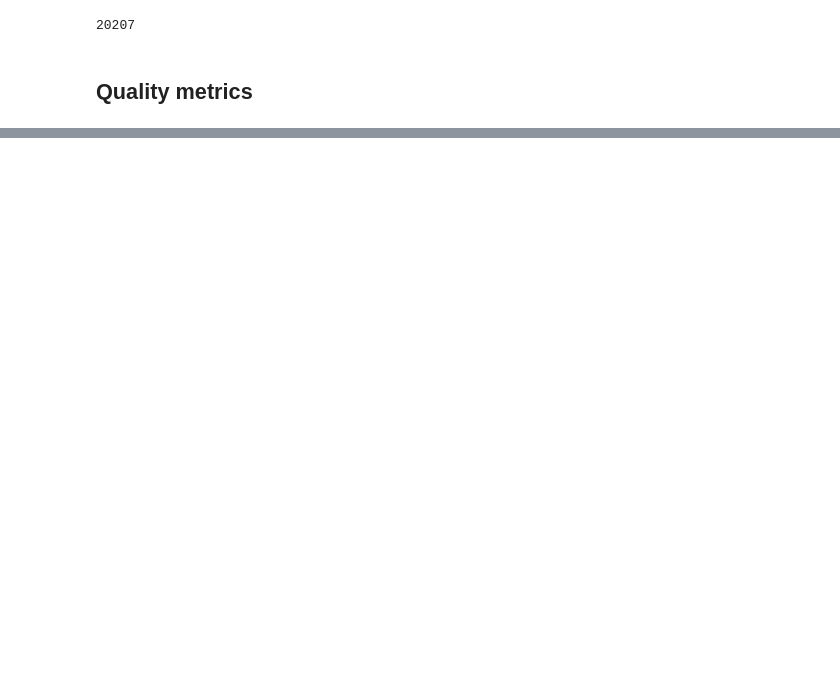
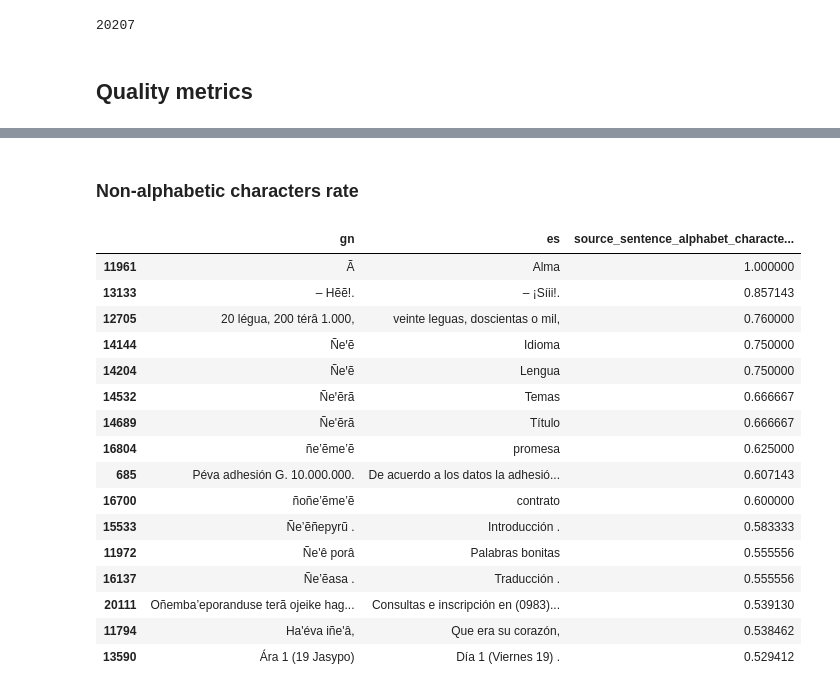
Before and after one commit to baladon-lucas-pardinas/NMT-Translation-gn-es, a Jupyter notebook: notebooks/data_quality.ipynb, the cells around one changed output, grey strips where cells are left out. Cells and saved outputs as stored; diff of their text form; code cells hidden in the pictures; blank space fills up the shorter version.

```diff
--- a/notebooks/data_quality.ipynb
+++ b/notebooks/data_quality.ipynb
@@ -135,0 +206,22 @@ quality_metrics_df.describe()
+# %% [markdown]
+### **Non-alphabetic characters rate**
+# %%
+quality_metrics_df[quality_metrics_df['source_sentence_alphabet_character_ratio'] > 0.5][[LANGUAGE_SOURCE_COLUMN, LANGUAGE_TARGET_COLUMN, 'source_sentence_alphabet_character_ratio']].sort_values(by='source_sentence_alphabet_character_ratio', ascending=False)
+# %% [output]
+|  | gn | es | source_sentence_alphabet_characte... |
+| 11961 | Ã | Alma | 1.000000 |
+| 13133 | – Hẽẽ!. | – ¡Síii!. | 0.857143 |
+| 12705 | 20 légua, 200 térâ 1.000, | veinte leguas, doscientas o mil, | 0.760000 |
+| 14144 | Ñeꞌẽ | Idioma | 0.750000 |
+| 14204 | Ñeꞌẽ | Lengua | 0.750000 |
+| 14532 | Ñeꞌẽrã | Temas | 0.666667 |
+| 14689 | Ñe'ẽrã | Título | 0.666667 |
+| 16804 | ñe’ẽme’ẽ | promesa | 0.625000 |
+| 685 | Péva adhesión G. 10.000.000. | De acuerdo a los datos la adhesió... | 0.607143 |
+| 16700 | ñoñe’ẽme’ẽ | contrato | 0.600000 |
+| 15533 | Ñe’ẽñepyrũ . | Introducción . | 0.583333 |
+| 11972 | Ñe'ê porâ | Palabras bonitas | 0.555556 |
+| 16137 | Ñe’ẽasa . | Traducción . | 0.555556 |
+| 20111 | Oñemba’eporanduse terã ojeike hag... | Consultas e inscripción en (0983)... | 0.539130 |
+| 11794 | Ha'éva iñe'â, | Que era su corazón, | 0.538462 |
+| 13590 | Ára 1 (19 Jasypo) | Día 1 (Viernes 19) . | 0.529412 |
```
Also changed, not shown: parts of 19 cells of this notebook, 6 other files.
